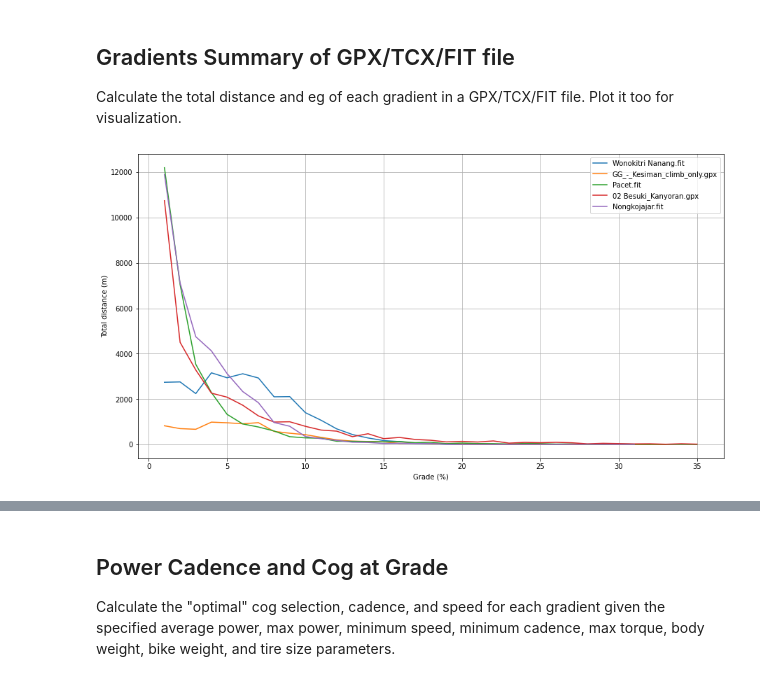
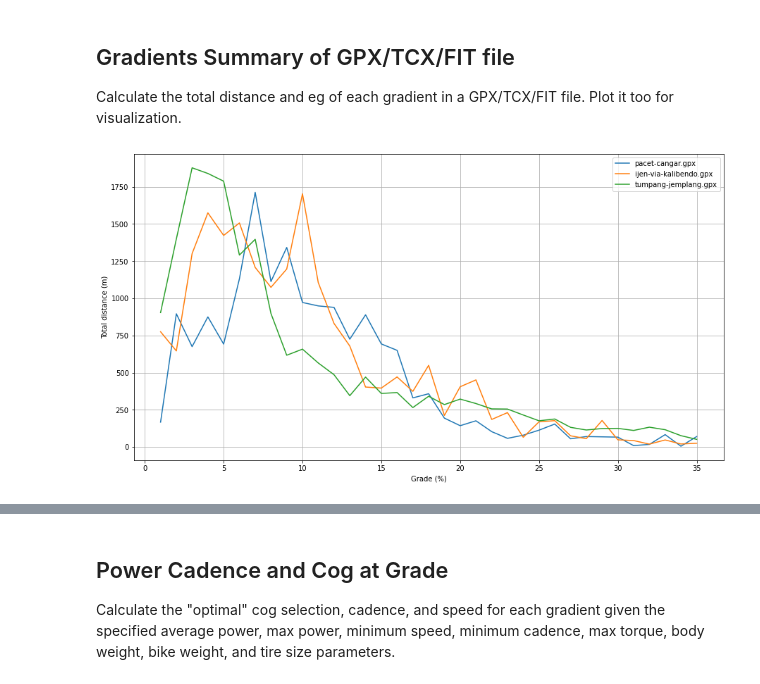
Before and after one commit to bennylp/zwift-training, a Jupyter notebook: Bike Calculator.ipynb, the cells around one changed output, grey strips where cells are left out. Saved outputs shown, nothing was run; the diff lists cells and outputs as text; code cells hidden in the pictures.

```diff
--- a/Bike Calculator.ipynb
+++ b/Bike Calculator.ipynb
@@ -396,9 +399,10 @@ files = [
     'Nongkojajar.fit',
 ]
 
-for f in files:
-    f = os.path.join(dir, f)
-    display(Markdown('### ' + os.path.basename(f)))
-    #print('-' * 40)
-    find_max_torque(f, 5)
-    print('')
+if False:
+    for f in files:
+        f = os.path.join(dir, f)
+        display(Markdown('### ' + os.path.basename(f)))
+        #print('-' * 40)
+        find_max_torque(f, 5)
+        print('')
@@ -512,16 +445,15 @@ def plot_gradients(files, min_grad=1, max_grad=35):
     plt.show()
 # %%
 # Interesting climbs in Jatim
-dir = '/home/bennylp/Desktop/tmp/import activities/'
+dir = 'routes'
 filenames = [
-    'Wonokitri Nanang.fit',
-    'GG_-_Kesiman_climb_only.gpx',
-    'Pacet.fit',
-    '02 Besuki_Kanyoran.gpx',
-    'Nongkojajar.fit',
+    #'kembangbelor-claket.gpx',
+    'pacet-cangar.gpx',
+    'ijen-via-kalibendo.gpx',
+    'tumpang-jemplang.gpx',
 ]
 files = [os.path.join(dir, f) for f in filenames]
 
 plot_gradients(files)
 # %% [output]
-[figure, old version]
+[figure, new version]
```
Also changed, not shown: parts of 11 cells of this notebook, 3 other files.
